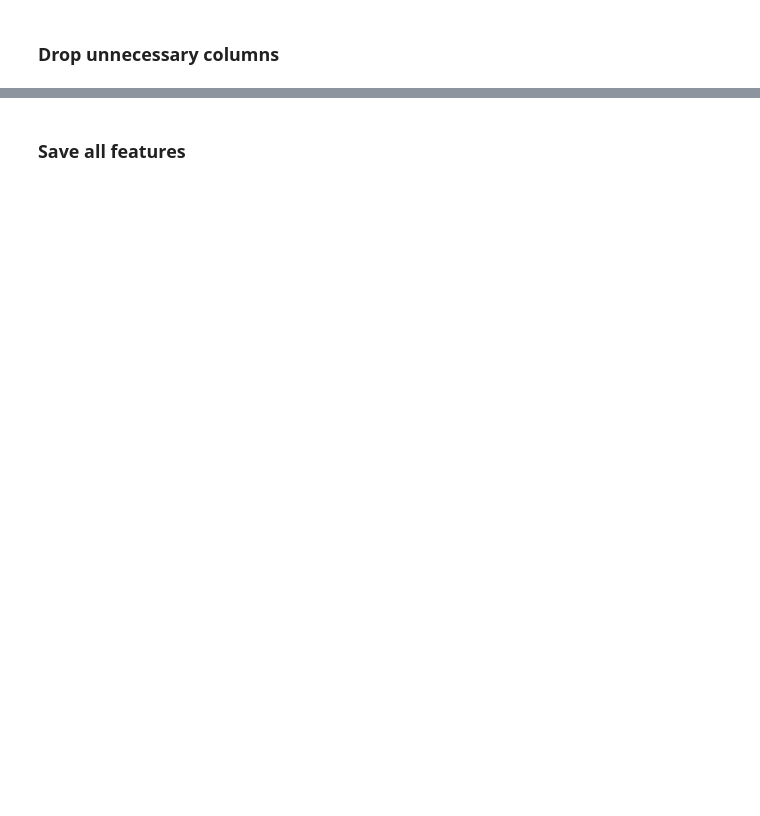
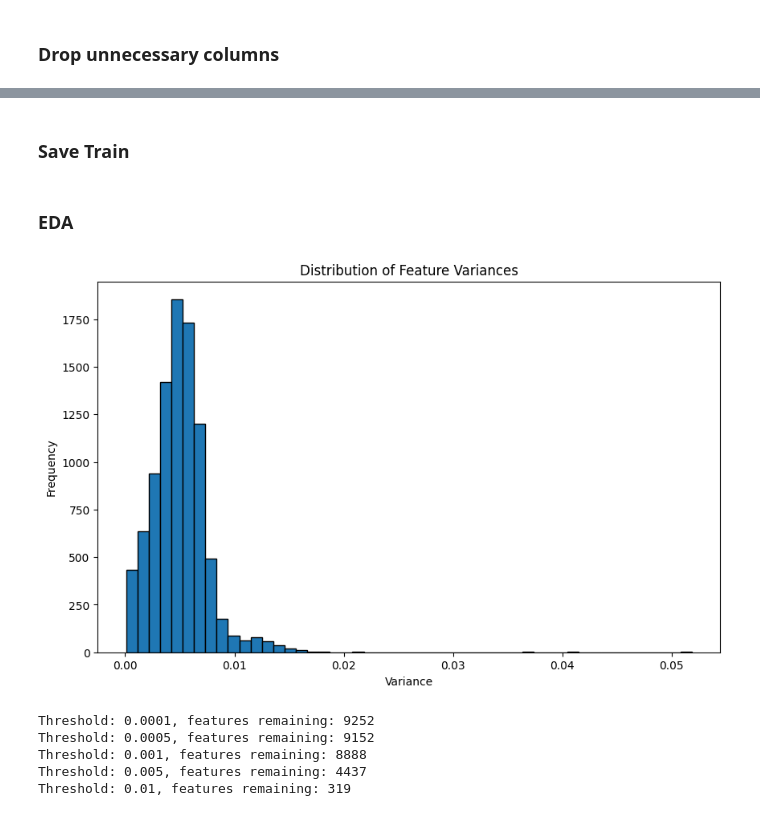
Before and after one commit to ScooterStuff/ec-prediction-ml, a Jupyter notebook: experiments/merge_features.ipynb, the cells around one changed output, grey strips where cells are left out. Drawn from its saved outputs; the diff is of its cells as text; code cells hidden in the pictures; blank space fills up the shorter version.

```diff
--- a/experiments/merge_features.ipynb
+++ b/experiments/merge_features.ipynb
@@ -271,0 +278,19 @@ test_df = pd.merge(test_df, new_test_pssm, on='accession', how='left')
+# %%
+def chunked_merge(left_df, right_df, on='accession', how='left', chunk_size=5000, show_progress=True):
+    merged_chunks = []
+    iterator = tqdm(range(0, len(left_df), chunk_size)) if show_progress else range(0, len(left_df), chunk_size)
+
+    for start in iterator:
+        end = start + chunk_size
+        left_chunk = left_df.iloc[start:end]
+        merged_chunk = pd.merge(left_chunk, right_df, on=on, how=how)
+        merged_chunks.append(merged_chunk)
+
+    merged_df = pd.concat(merged_chunks, ignore_index=True)
+
+    del right_df
+    gc.collect()
+
+    return merged_df
+# %%
+train_df = chunked_merge(train_df, new_train_pssm)
@@ -271,0 +303,4 @@ test_df = pd.merge(test_df, new_test_pssm, on='accession', how='left')
+# %%
+emb_df = pd.read_pickle("../dataset/sequence_embedding/full_embedding.pkl")
+# %%
+train_df = chunked_merge(train_df, emb_df, on='accession', how='inner')
@@ -329,4 +418,4 @@ test_df
 # %% [markdown]
-### Save all features
+### Save Train
 # %%
 train_df.to_pickle("../dataset/all_features/train.pkl")
@@ -334,0 +422,34 @@ valid_df.to_pickle("../dataset/all_features/valid.pkl")
+# %% [markdown]
+### EDA
+# %%
+def get_feature_and_label(df):
+    ec_cols = [col for col in df.columns if col.startswith('ec_')]
+    return df.drop(columns=ec_cols), df[ec_cols]
+
+train_X, train_Y = get_feature_and_label(train_df)
+
+scaler = MinMaxScaler()
+scaler.fit(train_X)
+train_X = scaler.transform(train_X).astype(np.float32)
+variances = np.var(train_X, axis=0)
+
+plt.figure(figsize=(10, 6))
+plt.hist(variances, bins=50, edgecolor='k')
+plt.xlabel('Variance')
+plt.ylabel('Frequency')
+plt.title('Distribution of Feature Variances')
+plt.savefig('../metrics/feature_selection_results/training_var_distribution.png', dpi=300, bbox_inches='tight')
+plt.show()
+# %% [output]
+[figure, added]
+# %%
+thresholds = [0.0001, 0.0005, 0.001, 0.005, 0.01]
+for t in thresholds:
+    n_remaining = np.sum(variances > t)
+    print(f"Threshold: {t}, features remaining: {n_remaining}")
+# %% [output]
+Threshold: 0.0001, features remaining: 9252
+Threshold: 0.0005, features remaining: 9152
+Threshold: 0.001, features remaining: 8888
+Threshold: 0.005, features remaining: 4437
+Threshold: 0.01, features remaining: 319
```
Also changed, not shown: parts of 35 cells of this notebook, 50 other files.
